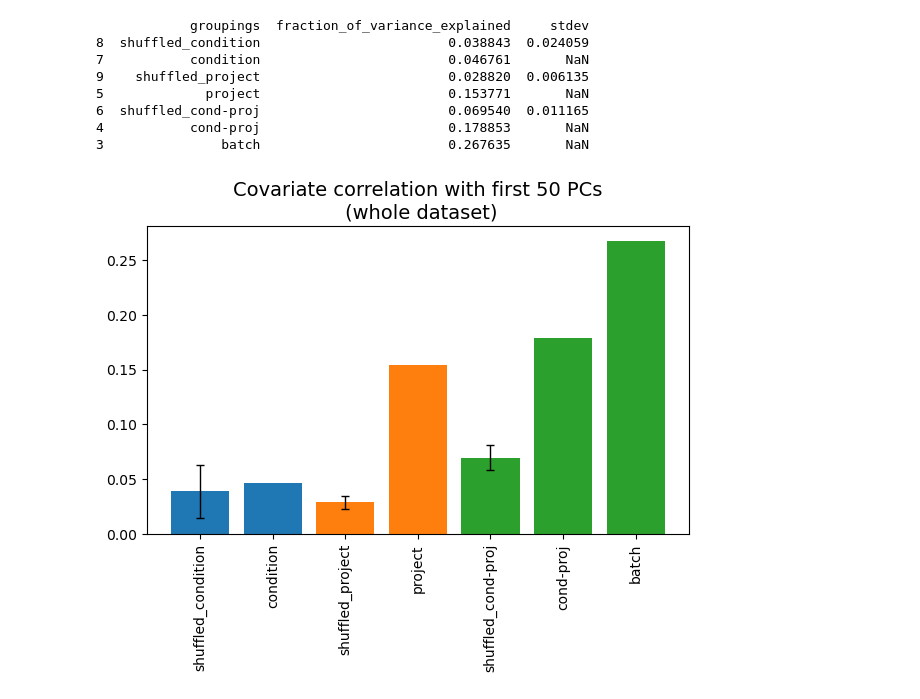
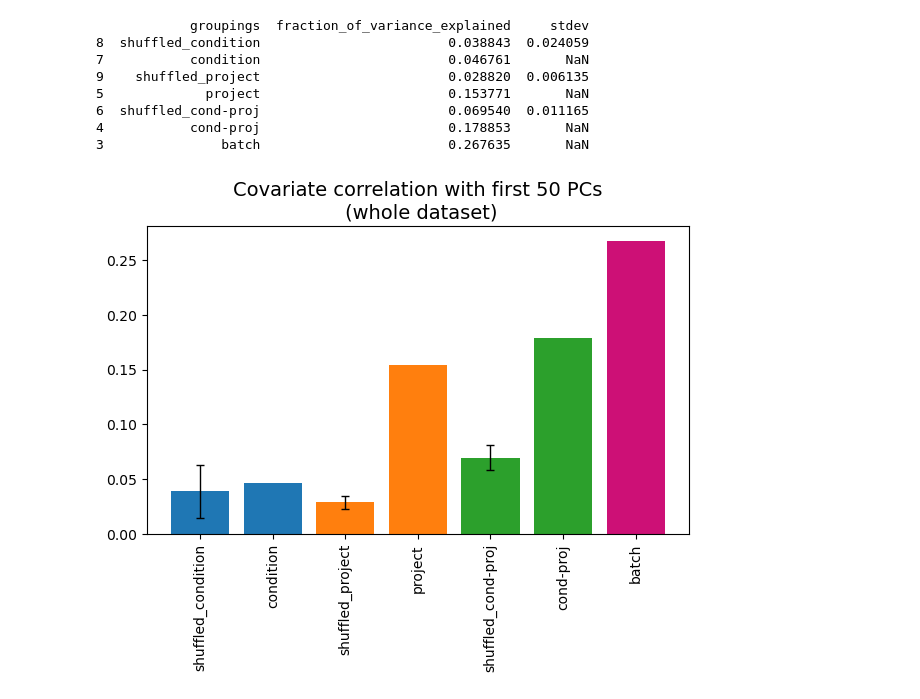
Before and after one commit to lueckenlab/masterpraktikum_fibrosis_atlas, a Jupyter notebook: notebooks/batch_effect_analysis/splitting_by_batch_effect_assessment_final.ipynb, the cells around one changed output. Cells and saved outputs as stored; diff of their text form; code cells hidden in the pictures.

Commit message:
batch effect analysis plot

```diff
--- a/notebooks/batch_effect_analysis/splitting_by_batch_effect_assessment_final.ipynb
+++ b/notebooks/batch_effect_analysis/splitting_by_batch_effect_assessment_final.ipynb
@@ -487,22 +487,22 @@ print(df_sorted)
 3               batch                        0.267635       NaN
 # %%
 # Colors for the bars
-colors = ['#1f77b4', '#1f77b4', '#ff7f0e', '#ff7f0e', '#2ca02c', '#2ca02c', '#2ca02c']
+colors = ['#1f77b4', '#1f77b4', '#ff7f0e', '#ff7f0e', '#2ca02c', '#2ca02c', '#CD1076']
 #EE1289
 
 # Plot
 plt.figure(figsize=(7, 4))
 rounded_values = df_sorted["fraction_of_variance_explained"]
 x_values = np.arange(len(rounded_values))
 
 # Draw bars and assign colors
 plt.bar(x_values, rounded_values, color=colors)
 
 # Add error bars
 plt.errorbar(x_values, rounded_values, yerr=df_sorted["stdev"], fmt='none', ecolor='black', elinewidth=1, capsize=3)
 
 plt.title("Covariate correlation with first 50 PCs\n (whole dataset)", fontsize=14)
 plt.xticks(x_values, df_sorted["groupings"], rotation=90)
 plt.show()
 # %% [output]
-[figure, old version]
+[figure, new version]
```
